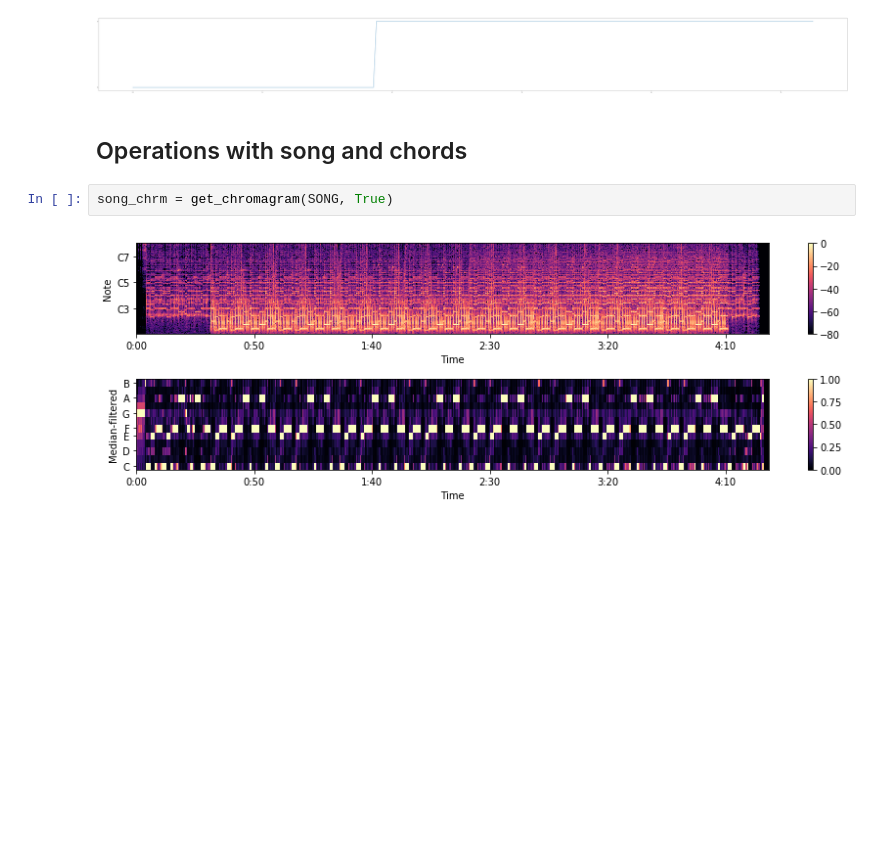
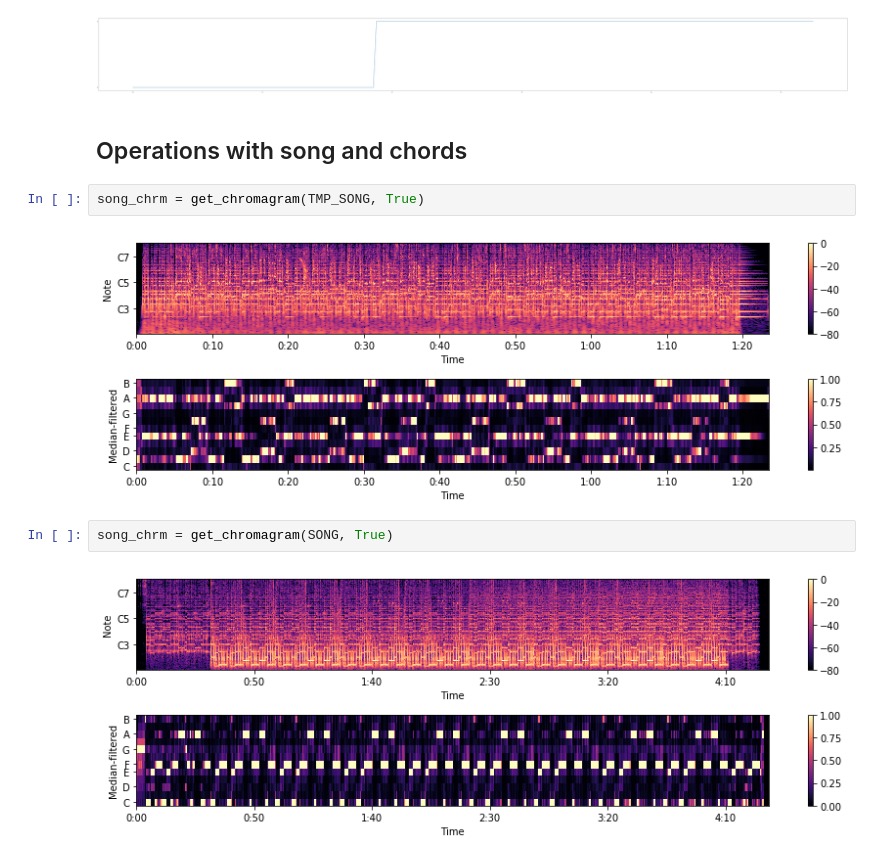
Before and after one commit to Abvbobko/chords_recognition, a Jupyter notebook: chords_recognition.ipynb, the cells around one changed output. Saved outputs shown, nothing was run; the diff lists cells and outputs as text; blank space fills up the shorter version.

```diff
--- a/chords_recognition.ipynb
+++ b/chords_recognition.ipynb
@@ -434,6 +450,10 @@ plt.plot(c_time, c_mapped)
 [figure]
 # %% [markdown]
 ## Operations with song and chords
+# %%
+song_chrm = get_chromagram(TMP_SONG, True)
+# %% [output]
+[figure, added]
 # %%
 song_chrm = get_chromagram(SONG, True)
 # %% [output]
```
Also changed, not shown: parts of 1 cell of this notebook.
